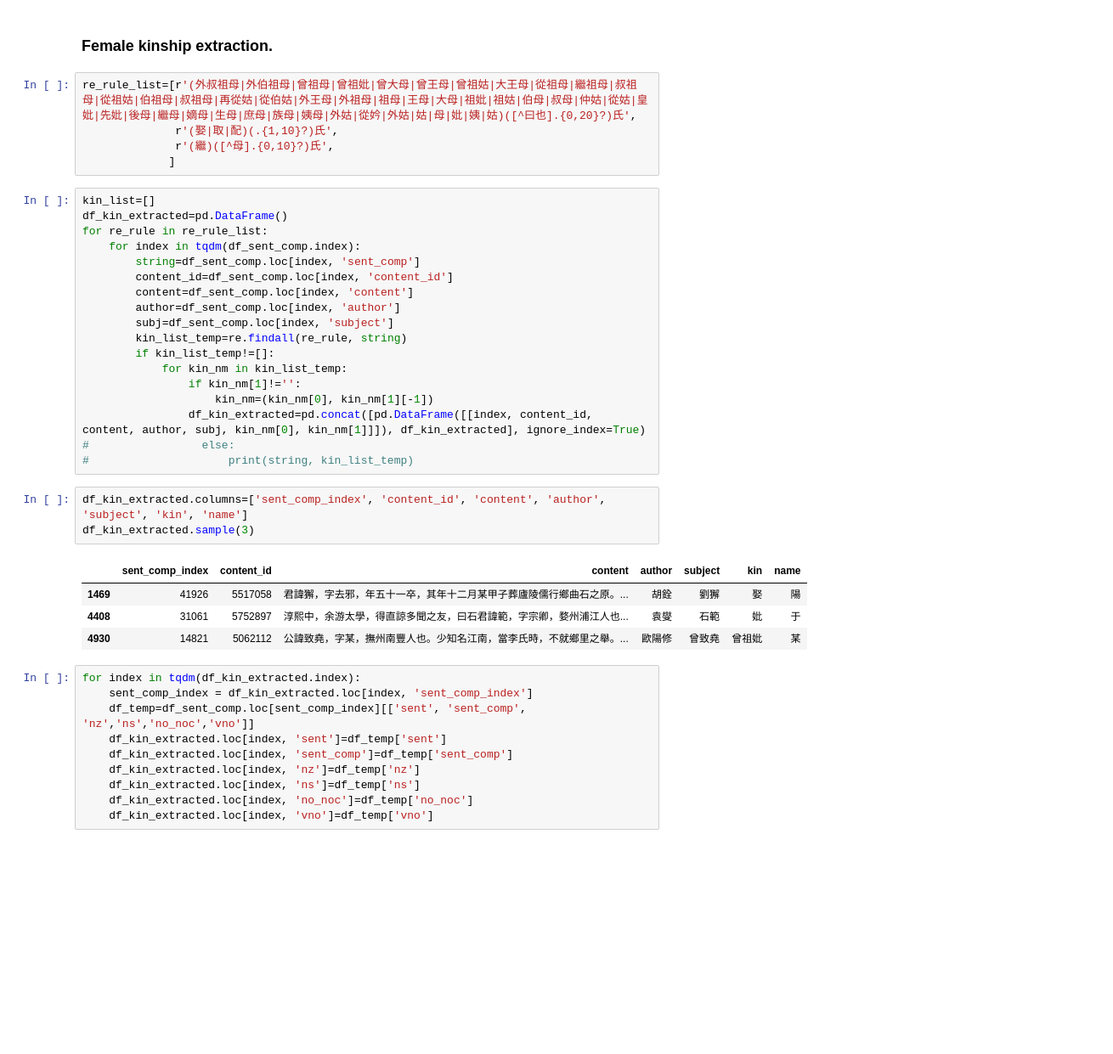
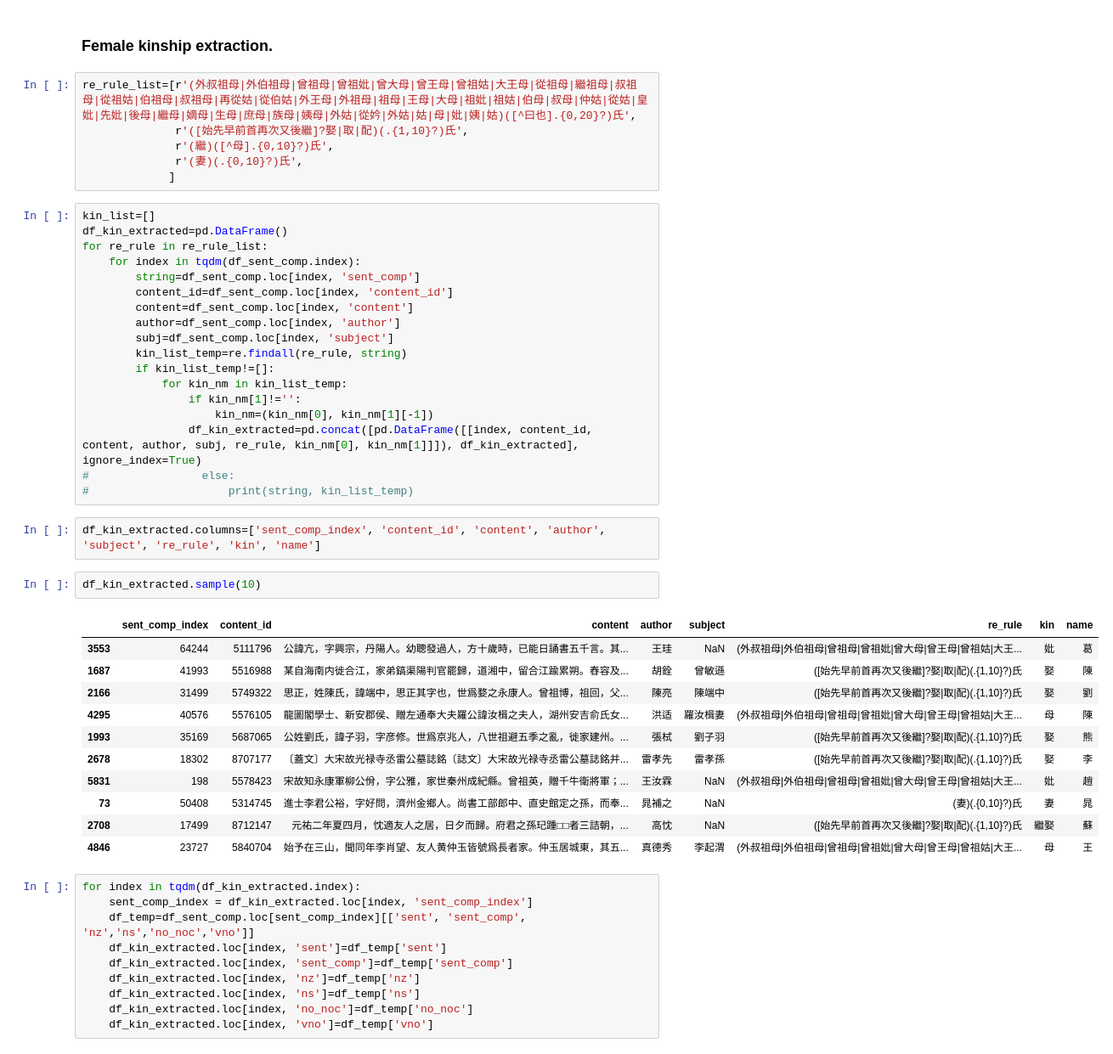
Before and after one commit to cbdb-project/CBDB_Laxmi, a Jupyter notebook: quan_song_wen/script/re_extract.ipynb, the cells around one changed output. Shown: that part at 85% size. Drawn from its saved outputs; the diff is of its cells as text; blank space fills up the shorter version.

```diff
--- a/quan_song_wen/script/re_extract.ipynb
+++ b/quan_song_wen/script/re_extract.ipynb
@@ -76,8 +76,9 @@ df_kin_extracted[df_kin_extracted['name']!=''].drop('sent_comp_index', axis=1).s
 ### Female kinship extraction.
 # %%
 re_rule_list=[r'(外叔祖母|外伯祖母|曾祖母|曾祖妣|曾大母|曾王母|曾祖姑|大王母|從祖母|繼祖母|叔祖母|從祖姑|伯祖母|叔祖母|再從姑|從伯姑|外王母|外祖母|祖母|王母|大母|祖妣|祖姑|伯母|叔母|仲姑|從姑|皇妣|先妣|後母|繼母|嫡母|生母|庶母|族母|姨母|外姑|從妗|外姑|姑|母|妣|姨|姑)([^曰也].{0,20}?)氏',
-              r'(娶|取|配)(.{1,10}?)氏',
+              r'([始先早前首再次又後繼]?娶|取|配)(.{1,10}?)氏',
               r'(繼)([^母].{0,10}?)氏',
+              r'(妻)(.{0,10}?)氏',
              ]
 # %%
 kin_list=[]
@@ -94,17 +95,25 @@ for re_rule in re_rule_list:
             for kin_nm in kin_list_temp:
                 if kin_nm[1]!='':
                     kin_nm=(kin_nm[0], kin_nm[1][-1])
-                df_kin_extracted=pd.concat([pd.DataFrame([[index, content_id, content, author, subj, kin_nm[0], kin_nm[1]]]), df_kin_extracted], ignore_index=True)
+                df_kin_extracted=pd.concat([pd.DataFrame([[index, content_id, content, author, subj, re_rule, kin_nm[0], kin_nm[1]]]), df_kin_extracted], ignore_index=True)
 #                 else:
 #                     print(string, kin_list_temp)
 # %%
-df_kin_extracted.columns=['sent_comp_index', 'content_id', 'content', 'author', 'subject', 'kin', 'name']
-df_kin_extracted.sample(3)
+df_kin_extracted.columns=['sent_comp_index', 'content_id', 'content', 'author', 'subject', 're_rule', 'kin', 'name']
-# %% [output]
-|  | sent_comp_index | content_id | content | author | subject | kin | name |
-| 1469 | 41926 | 5517058 | 君諱獬，字去邪，年五十一卒，其年十二月某甲子葬廬陵儒行鄉曲石之原。... | 胡銓 | 劉獬 | 娶 | 陽 |
-| 4408 | 31061 | 5752897 | 淳熙中，余游太學，得直諒多聞之友，曰石君諱範，字宗卿，婺州浦江人也... | 袁燮 | 石範 | 妣 | 于 |
-| 4930 | 14821 | 5062112 | 公諱致堯，字某，撫州南豐人也。少知名江南，當李氏時，不就鄉里之舉。... | 歐陽修 | 曾致堯 | 曾祖妣 | 某 |
+# %%
+df_kin_extracted.sample(10)
+# %% [output]
+|  | sent_comp_index | content_id | content | author | subject | re_rule | kin | name |
+| 3553 | 64244 | 5111796 | 公諱亢，字興宗，丹陽人。幼聰發過人，方十歲時，已能日誦書五千言。其... | 王珪 | NaN | (外叔祖母|外伯祖母|曾祖母|曾祖妣|曾大母|曾王母|曾祖姑|大王... | 妣 | 葛 |
+| 1687 | 41993 | 5516988 | 某自海南内徙合江，家弟鎬渠陽判官罷歸，道湘中，留合江踰累朔。舂容及... | 胡銓 | 曾敏遜 | ([始先早前首再次又後繼]?娶|取|配)(.{1,10}?)氏 | 娶 | 陳 |
+| 2166 | 31499 | 5749322 | 思正，姓陳氏，諱端中，思正其字也，世爲婺之永康人。曾祖博，祖回，父... | 陳亮 | 陳端中 | ([始先早前首再次又後繼]?娶|取|配)(.{1,10}?)氏 | 娶 | 劉 |
+| 4295 | 40576 | 5576105 | 龍圖閣學士、新安郡侯、贈左通奉大夫羅公諱汝楫之夫人，湖州安吉俞氏女... | 洪适 | 羅汝楫妻 | (外叔祖母|外伯祖母|曾祖母|曾祖妣|曾大母|曾王母|曾祖姑|大王... | 母 | 陳 |
+| 1993 | 35169 | 5687065 | 公姓劉氏，諱子羽，字彦修。世爲京兆人，八世祖避五季之亂，徙家建州。... | 張栻 | 劉子羽 | ([始先早前首再次又後繼]?娶|取|配)(.{1,10}?)氏 | 娶 | 熊 |
+| 2678 | 18302 | 8707177 | 〔蓋文〕大宋故光禄寺丞雷公墓誌銘〔誌文〕大宋故光禄寺丞雷公墓誌銘并... | 雷孝先 | 雷孝孫 | ([始先早前首再次又後繼]?娶|取|配)(.{1,10}?)氏 | 娶 | 李 |
+| 5831 | 198 | 5578423 | 宋故知永康軍柳公佾，字公雅，家世秦州成紀縣。曾祖英，贈千牛衛將軍；... | 王汝霖 | NaN | (外叔祖母|外伯祖母|曾祖母|曾祖妣|曾大母|曾王母|曾祖姑|大王... | 妣 | 趙 |
+| 73 | 50408 | 5314745 | 進士李君公裕，字好問，濟州金鄉人。尚書工部郎中、直史館定之孫，而奉... | 晁補之 | NaN | (妻)(.{0,10}?)氏 | 妻 | 晁 |
+| 2708 | 17499 | 8712147 | 元祐二年夏四月，忱適友人之居，日夕而歸。府君之孫玘踵□□者三詰朝，... | 高忱 | NaN | ([始先早前首再次又後繼]?娶|取|配)(.{1,10}?)氏 | 繼娶 | 蘇 |
+| 4846 | 23727 | 5840704 | 始予在三山，聞同年李肖望、友人黄仲玉皆號爲長者家。仲玉居城東，其五... | 真德秀 | 李起渭 | (外叔祖母|外伯祖母|曾祖母|曾祖妣|曾大母|曾王母|曾祖姑|大王... | 母 | 王 |
 # %%
 for index in tqdm(df_kin_extracted.index):
     sent_comp_index = df_kin_extracted.loc[index, 'sent_comp_index']
```
Also changed, not shown: parts of 8 cells of this notebook, 1 other file.
